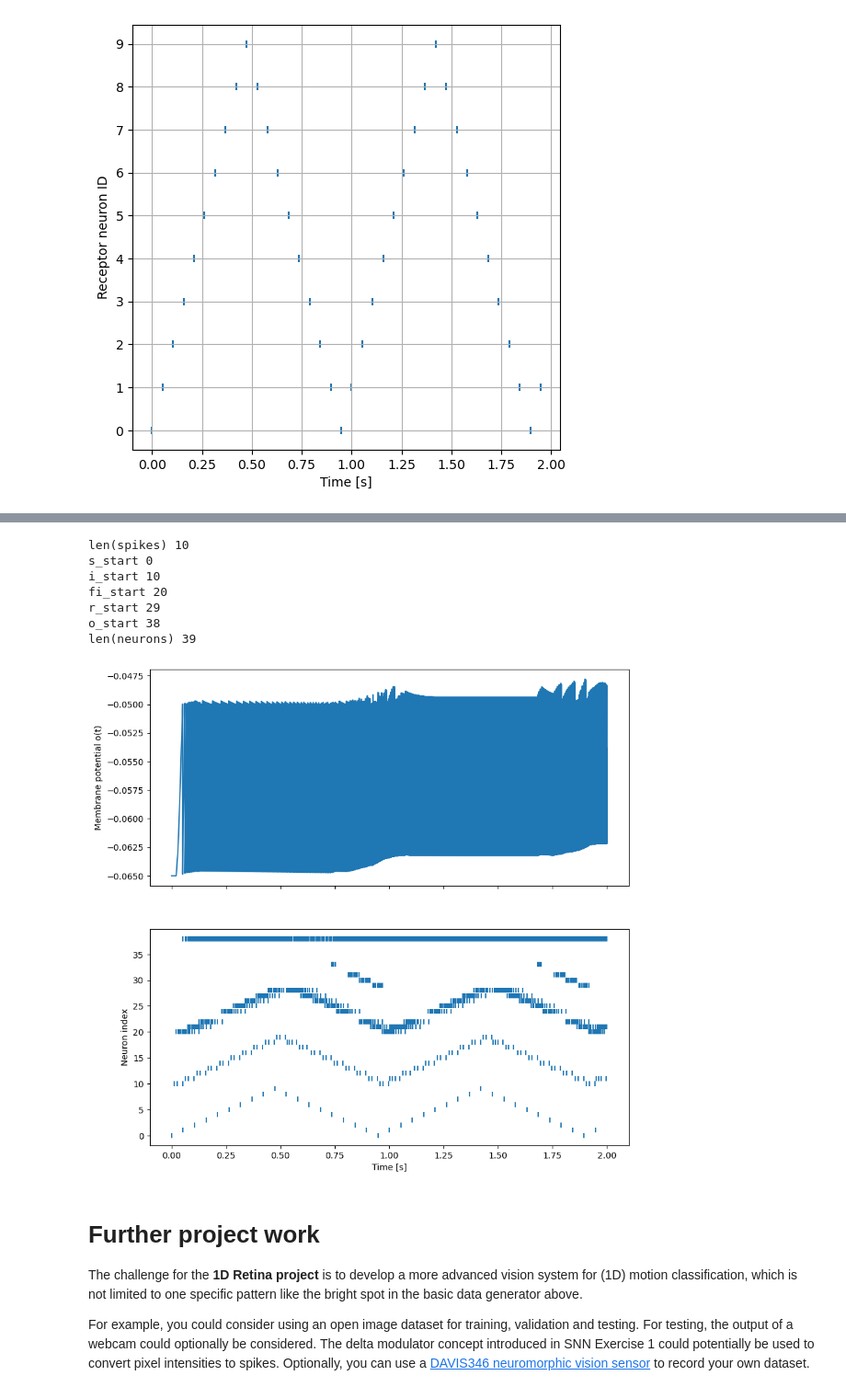
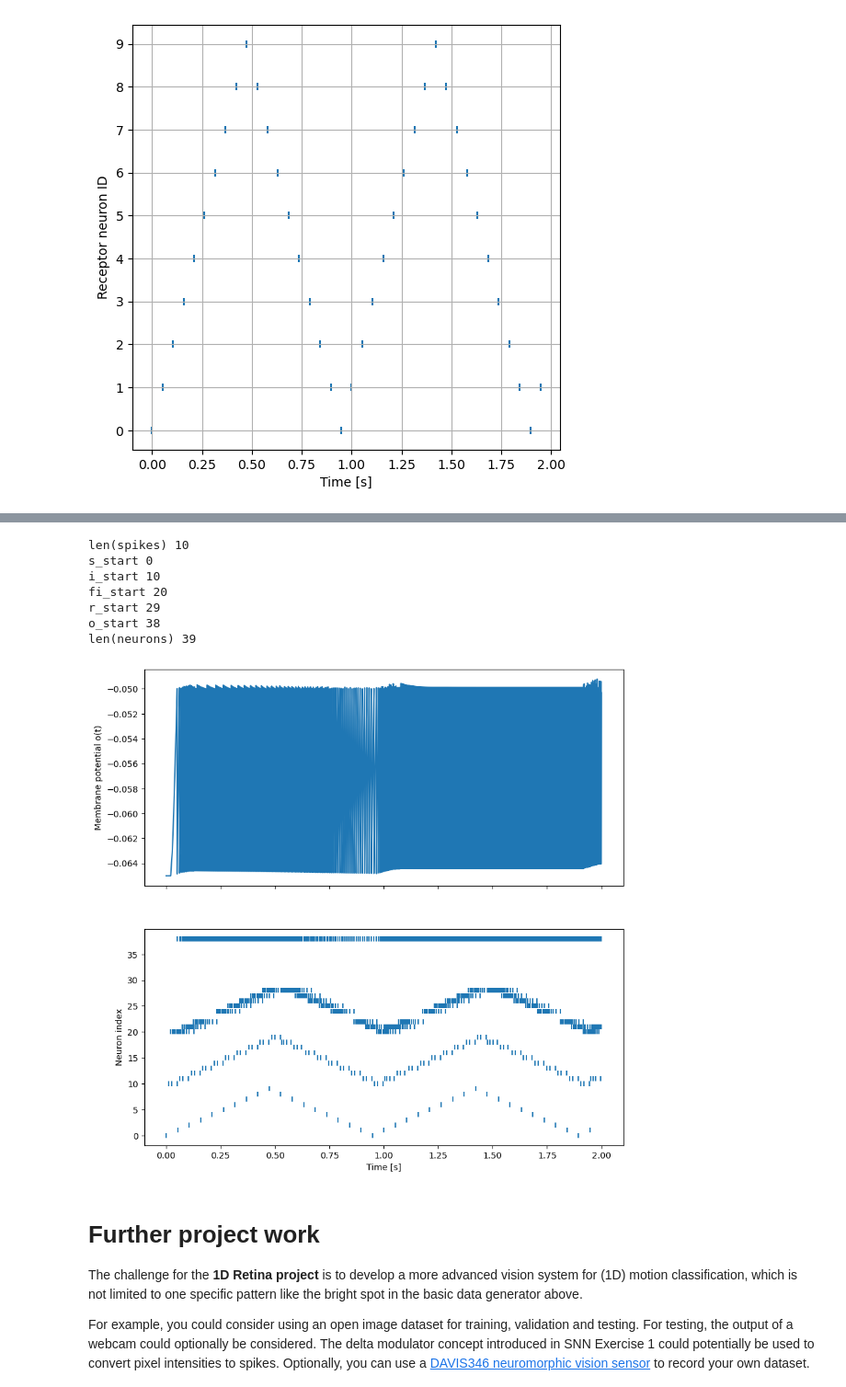
Before and after one commit to jakobkieri/D7046E_project, a Jupyter notebook: 1D_retina_sandbox.ipynb, the cells around one changed output, grey strips where cells are left out. Shown at 92% size. Cells and saved outputs as stored; diff of their text form; code cells hidden in the pictures.

```diff
--- a/1D_retina_sandbox.ipynb
+++ b/1D_retina_sandbox.ipynb
@@ -200,37 +200,37 @@ fi[8]['w_syn'][0] = 600e-12
 
 
 
-r[0]['w_syn'][0] = -91800e-12
-r[1]['w_syn'][0] = -91800e-12
-r[2]['w_syn'][0] = -91800e-12
-r[3]['w_syn'][0] = -91800e-12
-r[4]['w_syn'][0] = -91800e-12
-r[5]['w_syn'][0] = -91800e-12
-r[6]['w_syn'][0] = -91800e-12
-r[7]['w_syn'][0] = -91800e-12
-r[8]['w_syn'][0] = -91800e-12
+r[0]['w_syn'][0] = -200e-12
+r[1]['w_syn'][0] = -200e-12
+r[2]['w_syn'][0] = -200e-12
+r[3]['w_syn'][0] = -200e-12
+r[4]['w_syn'][0] = -200e-12
+r[5]['w_syn'][0] = -200e-12
+r[6]['w_syn'][0] = -200e-12
+r[7]['w_syn'][0] = -200e-12
+r[8]['w_syn'][0] = -200e-12
 
-r[0]['w_syn'][1] = 600e-12
-r[1]['w_syn'][1] = 600e-12
-r[2]['w_syn'][1] = 600e-12
-r[3]['w_syn'][1] = 600e-12
-r[4]['w_syn'][1] = 600e-12
-r[5]['w_syn'][1] = 600e-12
-r[6]['w_syn'][1] = 600e-12
-r[7]['w_syn'][1] = 600e-12
-r[8]['w_syn'][1] = 600e-12
+r[0]['w_syn'][1] = 100e-12
+r[1]['w_syn'][1] = 100e-12
+r[2]['w_syn'][1] = 100e-12
+r[3]['w_syn'][1] = 100e-12
+r[4]['w_syn'][1] = 100e-12
+r[5]['w_syn'][1] = 100e-12
+r[6]['w_syn'][1] = 100e-12
+r[7]['w_syn'][1] = 100e-12
+r[8]['w_syn'][1] = 100e-12
 
 o = lif_neuron(9)
 
-o['w_syn'][0] = 10e-12
-o['w_syn'][1] = 10e-12
-o['w_syn'][2] = 10e-12
-o['w_syn'][3] = 10e-12
-o['w_syn'][4] = 10e-12
-o['w_syn'][5] = 10e-12
-o['w_syn'][6] = 10e-12
-o['w_syn'][7] = 10e-12
-o['w_syn'][8] = 10e-12
+o['w_syn'][0] = 100e-12
+o['w_syn'][1] = 100e-12
+o['w_syn'][2] = 100e-12
+o['w_syn'][3] = 100e-12
+o['w_syn'][4] = 100e-12
+o['w_syn'][5] = 100e-12
+o['w_syn'][6] = 100e-12
+o['w_syn'][7] = 100e-12
+o['w_syn'][8] = 100e-12
 
 
 
@@ -284,34 +284,34 @@ while t < 2:
 
     ts.append(t)
     outputs.append(o['u'])
 
     if len(spikes)>0:
         for s in spikes:
             t_spike.append(t)
             n_spike.append(s)
 
     t += dt
 
 
 plt.rcParams['figure.figsize'] = [10, 10]
 fig,(ax1,ax2) = plt.subplots(2,1, sharex=True)
 ax1.plot(ts,outputs); ax1.set_ylabel('Membrane potential o(t)')
 rasterplot(ax2, t_spike, n_spike,'Time [s]','Neuron index')
 
 
 # With these modifications of the simulator code you should be able to simulate the receptor neurons using
 # spike_generator neurons initialized with the spike time arrays produced by the data generator code above.
 
 # The construction of neurons and configuration of synapses should be done in a similar way as in SNN Exercise 1.
 # %% [output]
 len(spikes) 10
 s_start 0
 i_start 10
 fi_start 20
 r_start 29
 o_start 38
 len(neurons) 39
-[figure, old version]
+[figure, new version]
 # %% [markdown]
 # Further project work
 
```
